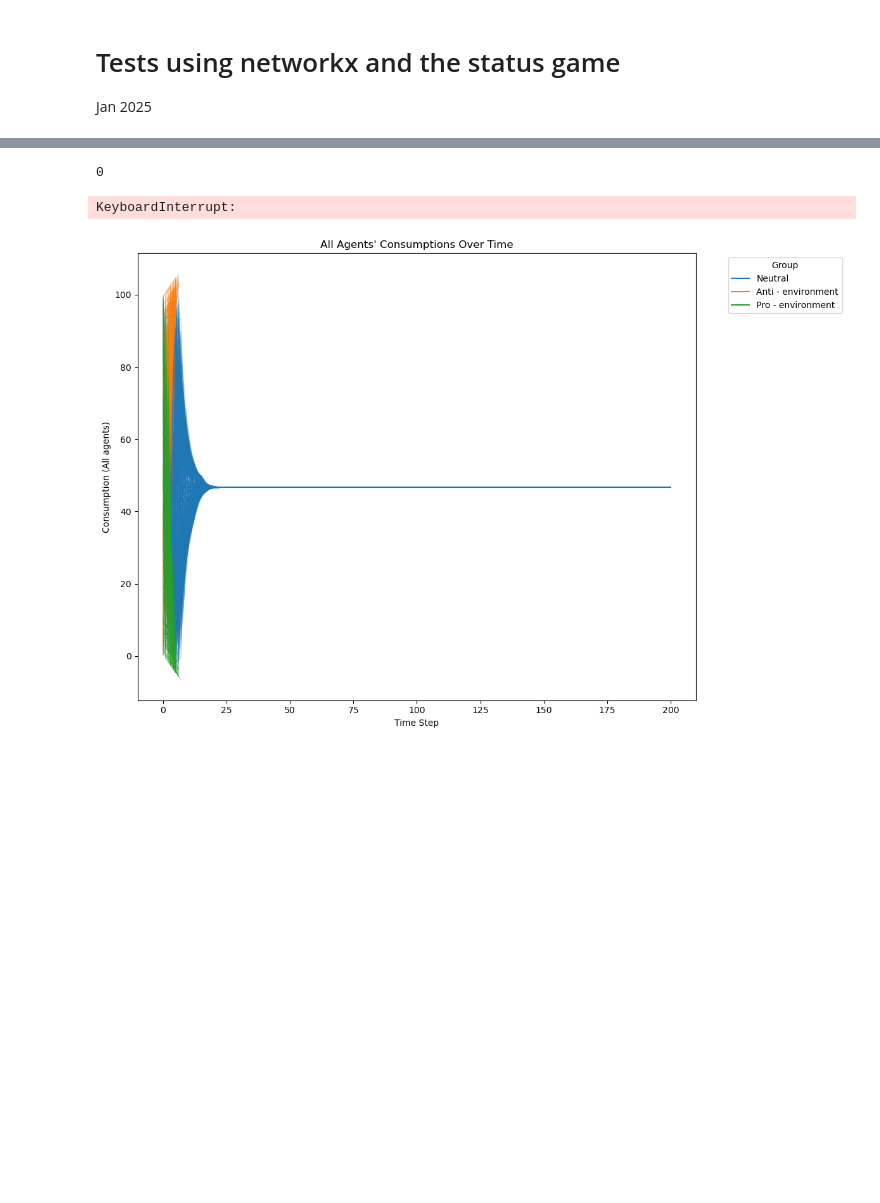
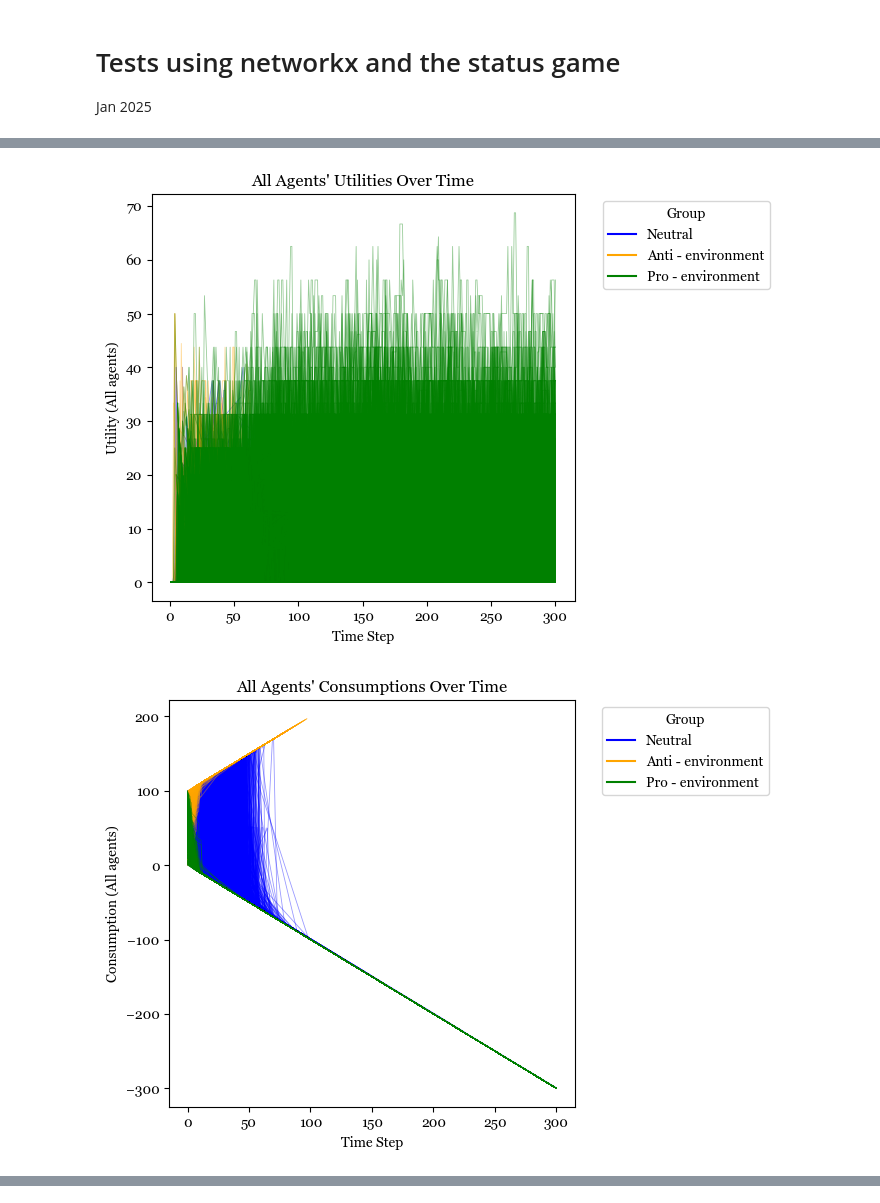
Before and after one commit to s-herrerag/enviromental_behavior_dynamics, a Jupyter notebook: tests_networkx.ipynb, the cells around one changed output, grey strips where cells are left out. Cells and saved outputs as stored; diff of their text form; code cells hidden in the pictures; blank space fills up the shorter version.

```diff
--- a/tests_networkx.ipynb
+++ b/tests_networkx.ipynb
@@ -14,0 +144,8 @@ np.random.seed(666)
+# %%
+# Un contraejemplo
+os.chdir("/Users/santiagoherreragarcia/Documents/GitHub/uniandes/enviromental_behavior_dynamics/runs")
+alternative_game_agents = pd.read_csv("alternative_game_agents_2.csv")
+plot_all_agent_graphs(alternative_game_agents, color_dict, output_folder="lambda_1_alternative_pros", show_plots=True)
+# %% [output]
+[figure, added]
+[figure, added]
@@ -15,13 +155,8 @@ np.random.seed(666)
 # %%
-# Model with status and identity
+# Test correctness of results
+# Alternative
 from model_statusgame import statusgame_model
-testmodel = statusgame_model(N=1000, seed=666, lambda_s = 1, status_strategy = "nontie", memory = 50)
-
-# Run the model
-for i in range(200):
-    if i%100 == 0:
-        print(i)
-    testmodel.step()
+alternative_game = statusgame_model(N = 1500, seed=666, lambda_s = 1, status_strategy = "nontie", memory = 15, type_game="alternative")
+for i in range(300):
+    alternative_game.step()
+alternative_game_agents = alternative_game.datacollector.get_agent_vars_dataframe().reset_index()
-# %% [output]
-0
-KeyboardInterrupt:
@@ -32,13 +162,0 @@ testmodel_data_agents = testmodel.datacollector.get_agent_vars_dataframe().reset
-# %%
-# Plot all agents' consumptions over time, colored by group
-plt.figure(figsize=(12, 8))
-sns.lineplot(data=testmodel_data_agents, units= "AgentID", x = "Step", y='consumption', hue='group', legend='full', linewidth=0.6, alpha = 0.3, estimator=None)
-plt.title("All Agents' Consumptions Over Time")
-plt.xlabel("Time Step")
-plt.ylabel("Consumption (All agents)")
-plt.legend(title='Group', bbox_to_anchor=(1.05, 1), loc='upper left')
-plt.tight_layout()
-#plt.savefig("all_consumptions_effort.pdf", bbox_inches='tight', dpi = 300)
-plt.show()
-# %% [output]
-[figure, removed]
```
Also changed, not shown: parts of 16 cells of this notebook, 4 other files.
